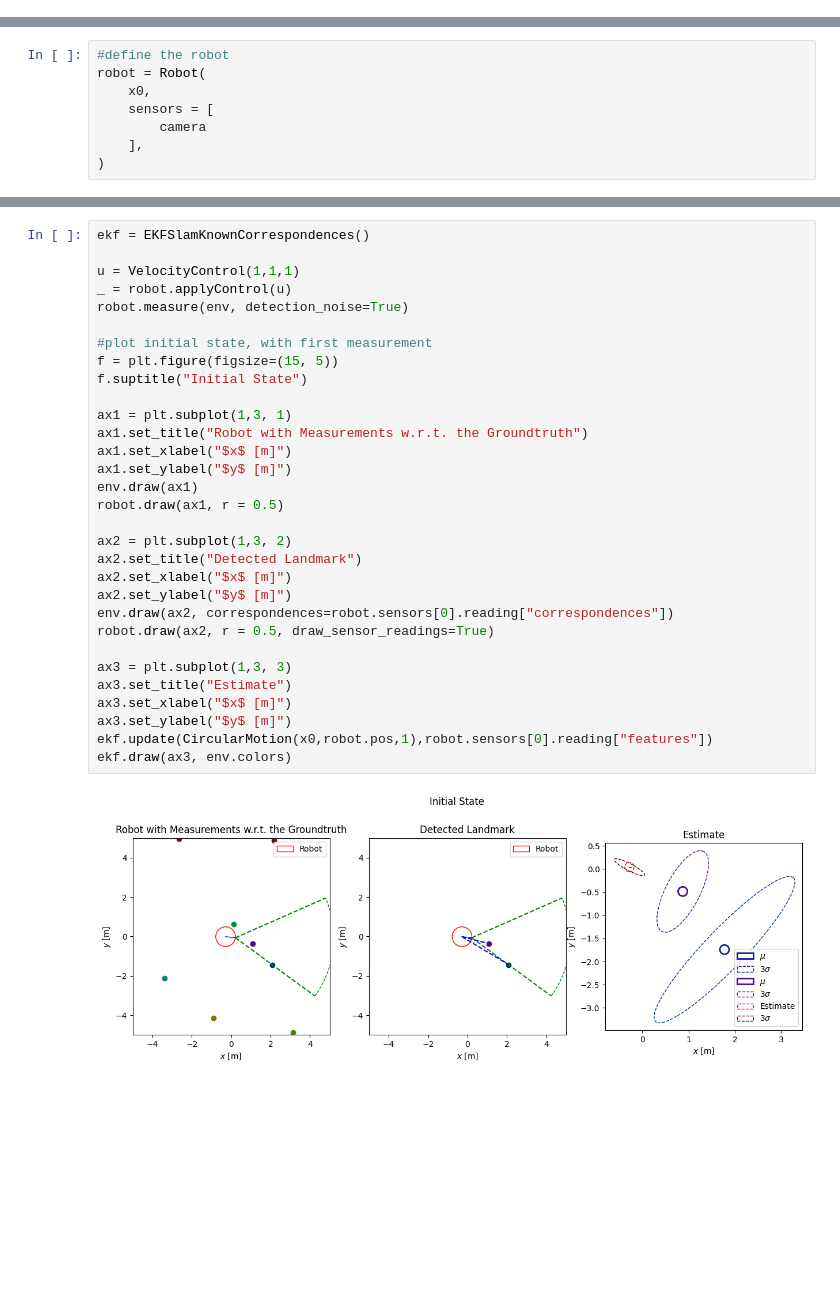
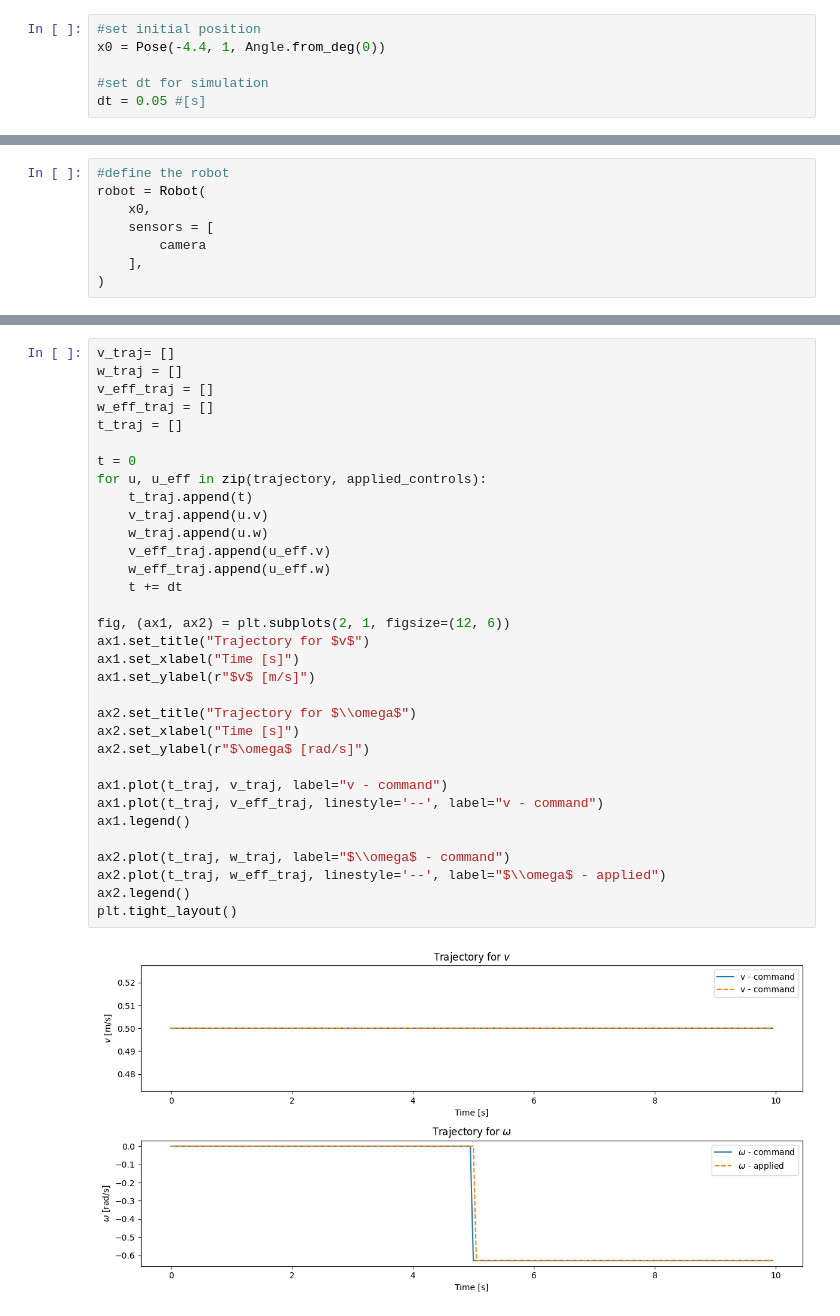
Before and after one commit to jtu-hub/UFRJ-COE-841, a Jupyter notebook: trabalho6/trabalho6.ipynb, the cells around one changed output, grey strips where cells are left out. Cells and saved outputs as stored; diff of their text form; blank space fills up the shorter version.

```diff
--- a/trabalho6/trabalho6.ipynb
+++ b/trabalho6/trabalho6.ipynb
@@ -61 +95,7 @@ dt = 0.05
+# %%
+#set initial position
+x0 = Pose(-4.4, 1, Angle.from_deg(0))
+
+#set dt for simulation
+dt = 0.05 #[s]
 # %%
@@ -75,33 +214,35 @@ robot = Robot(
 # %%
-ekf = EKFSlamKnownCorrespondences()
+v_traj= []
+w_traj = []
+v_eff_traj = []
+w_eff_traj = []
+t_traj = []
 
-u = VelocityControl(1,1,1)
-_ = robot.applyControl(u)
-robot.measure(env, detection_noise=True)
+t = 0
+for u, u_eff in zip(trajectory, applied_controls):
+    t_traj.append(t)
+    v_traj.append(u.v)
+    w_traj.append(u.w)
+    v_eff_traj.append(u_eff.v)
+    w_eff_traj.append(u_eff.w)
+    t += dt
 
-#plot initial state, with first measurement
-f = plt.figure(figsize=(15, 5))
-f.suptitle("Initial State")
+fig, (ax1, ax2) = plt.subplots(2, 1, figsize=(12, 6))
+ax1.set_title("Trajectory for $v$")
+ax1.set_xlabel("Time [s]")
+ax1.set_ylabel(r"$v$ [m/s]")
 
-ax1 = plt.subplot(1,3, 1)
-ax1.set_title("Robot with Measurements w.r.t. the Groundtruth")
-ax1.set_xlabel("$x$ [m]")
-ax1.set_ylabel("$y$ [m]")
-env.draw(ax1)
-robot.draw(ax1, r = 0.5)
+ax2.set_title("Trajectory for $\\omega$")
+ax2.set_xlabel("Time [s]")
+ax2.set_ylabel(r"$\omega$ [rad/s]")
 
-ax2 = plt.subplot(1,3, 2)
-ax2.set_title("Detected Landmark")
-ax2.set_xlabel("$x$ [m]")
-ax2.set_ylabel("$y$ [m]")
-env.draw(ax2, correspondences=robot.sensors[0].reading["correspondences"])
-robot.draw(ax2, r = 0.5, draw_sensor_readings=True)
+ax1.plot(t_traj, v_traj, label="v - command")
+ax1.plot(t_traj, v_eff_traj, linestyle='--', label="v - command")
+ax1.legend()
 
-ax3 = plt.subplot(1,3, 3)
-ax3.set_title("Estimate")
-ax3.set_xlabel("$x$ [m]")
-ax3.set_ylabel("$y$ [m]")
-ekf.update(CircularMotion(x0,robot.pos,1),robot.sensors[0].reading["features"])
-ekf.draw(ax3, env.colors)
+ax2.plot(t_traj, w_traj, label="$\\omega$ - command")
+ax2.plot(t_traj, w_eff_traj, linestyle='--', label="$\\omega$ - applied")
+ax2.legend()
+plt.tight_layout()
 # %% [output]
-[figure, old version]
+[figure, new version]
```
Also changed, not shown: parts of 9 cells of this notebook, 8 other files.
